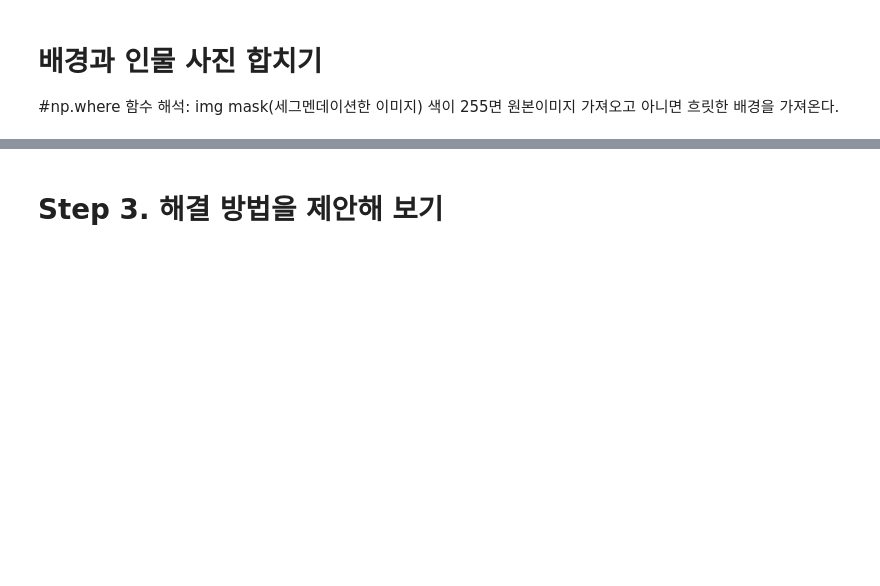
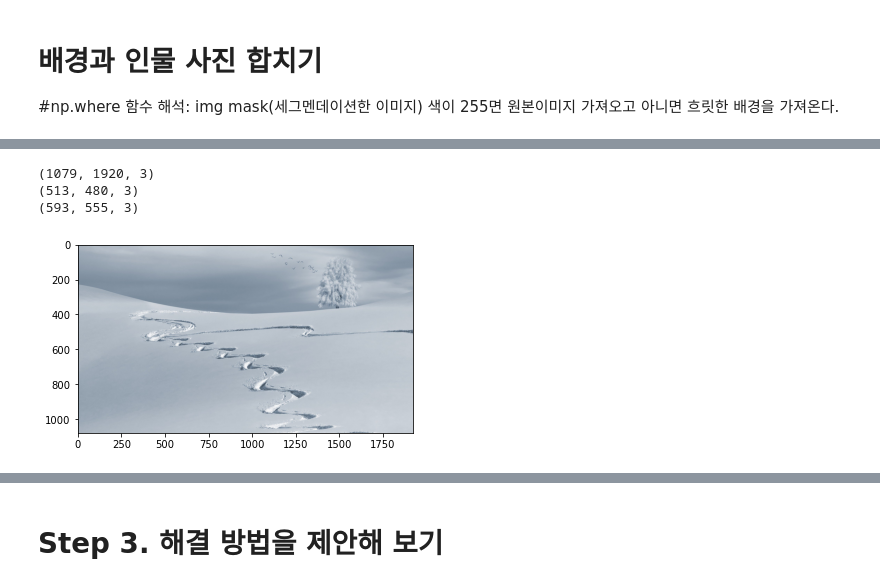
Before and after one commit to Acclesia/aiffel-project, a Jupyter notebook: [E-10] Portrait mode.ipynb, the cells around one changed output, grey strips where cells are left out. Drawn from its saved outputs; the diff is of its cells as text; code cells hidden in the pictures; blank space fills up the shorter version.

```diff
--- a/[E-10] Portrait mode.ipynb
+++ b/[E-10] Portrait mode.ipynb
@@ -228,0 +304,18 @@ plt.show()
+# %%
+# 새로운 이미지 불러오기
+new_bag_img_path = os.getenv('HOME')+'/aiffel/aiffel_exp_data/human_segmentation/images/winter2.jpg'
+new_bag = cv2.imread(new_bag_img_path)
+print(new_bag.shape)
+print(img_show.shape) #원본에서 추출한 원래 크기의 사람 사진
+print(img_orig.shape)
+# %% [output]
+(1079, 1920, 3)
+(513, 480, 3)
+(593, 555, 3)
+# %%
+#새로 넣을 배경
+back_img_rgb = cv2.cvtColor(new_bag, cv2.COLOR_BGR2RGB)
+plt.imshow(back_img_rgb)
+plt.show()
+# %% [output]
+[figure, added]
```
Also changed, not shown: parts of 46 cells of this notebook.
